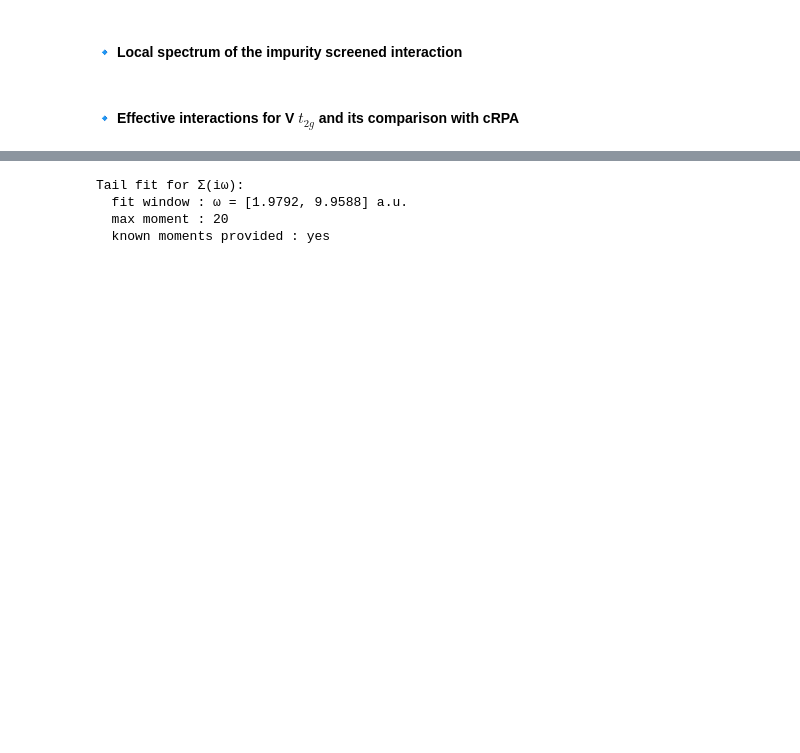
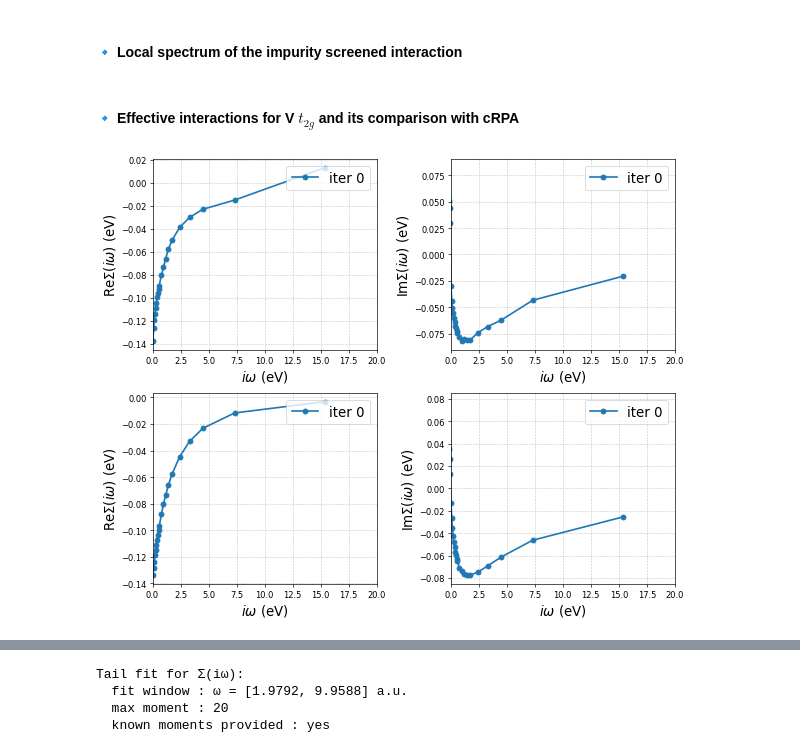
Before and after one commit to AbInitioQHub/coqui-tutorial, a Jupyter notebook: quickstart/04_gw_edmft/04_gw_edmft.ipynb, the cells around one changed output, grey strips where cells are left out. Saved outputs shown, nothing was run; the diff lists cells and outputs as text; code cells hidden in the pictures; blank space fills up the shorter version.

```diff
--- a/quickstart/04_gw_edmft/04_gw_edmft.ipynb
+++ b/quickstart/04_gw_edmft/04_gw_edmft.ipynb
@@ -244,6 +318,44 @@ solver_results = []
 for it in range(niter):
     res = coqui.dmft.read_impurity_chkpt(dmft_h5, read="results", iteration=it)
     solver_results.append(res[0])
+# %%
+Hartree_eV = 1.0
+iw_mesh_f = iaft.wn_mesh('fermion') * np.pi / iaft.beta * Hartree_eV
+
+fig, ax = plt.subplots(2, 2, figsize=(10,8), dpi=60)
+offset = 0
+for i in range(offset,len(solver_results), 15):
+    ax[0,0].plot(iw_mesh_f, solver_results[i]['Sigma_iw_data'][0][:,0,0].real*Hartree_eV,
+         linestyle='-', marker='o', markersize=6, linewidth=2, label=f'iter {i}')
+    ax[0,1].plot(iw_mesh_f, solver_results[i]['Sigma_iw_data'][0][:,0,0].imag*Hartree_eV,
+         linestyle='-', marker='o', markersize=6, linewidth=2, label=f'iter {i}')
+    ax[1,0].plot(iw_mesh_f, solver_results[i]['Sigma_iw_dc_data'][0][:,0,0].real*Hartree_eV,
+         linestyle='-', marker='o', markersize=6, linewidth=2, label=f'iter {i}')
+    ax[1,1].plot(iw_mesh_f, solver_results[i]['Sigma_iw_dc_data'][0][:,0,0].imag*Hartree_eV,
+         linestyle='-', marker='o', markersize=6, linewidth=2, label=f'iter {i}')
+
+xmin, xmax = 0, 20.0
+for i in range(2):
+    ax[i,0].set_xlim(xmin, xmax)
+    ax[i,0].set_xlabel("$i\omega$ (eV)", fontsize=16)
+    ax[i,0].set_ylabel("Re$\Sigma(i\omega)$ (eV)", fontsize=16)
+    ax[i,0].legend(loc=1, ncol=2, fontsize=16)
+    ax[i,0].grid(True, which='both', linestyle='--', linewidth=0.7, alpha=0.7)
+    ax[i,0].grid(True, which='both', linestyle='--', linewidth=0.7, alpha=0.7)
+
+for i in range(2):
+    ax[i,1].set_xlim(xmin, xmax)
+    #ax[i,1].set_ylim(-2.5, 0.0)
+    ax[i,1].set_xlabel("$i\omega$ (eV)", fontsize=16)
+    ax[i,1].set_ylabel("Im$\Sigma(i\omega)$ (eV)", fontsize=16)
+    ax[i,1].legend(loc=1, ncol=2, fontsize=16)
+    ax[i,1].grid(True, which='both', linestyle='--', linewidth=0.7, alpha=0.7)
+    ax[i,1].grid(True, which='both', linestyle='--', linewidth=0.7, alpha=0.7)
+
+plt.tight_layout()
+Hartree_eV = 27.211386245988
+# %% [output]
+[figure, added]
 # %%
 Hartree_eV = 1.0
 iw_mesh_f = iaft.wn_mesh('fermion') * np.pi / iaft.beta * Hartree_eV
```
Also changed, not shown: parts of 16 cells of this notebook, 17 other files.
